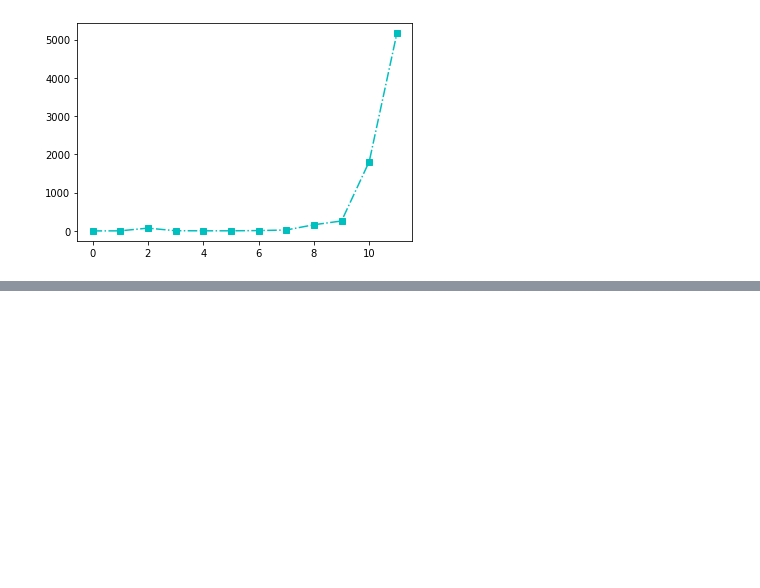
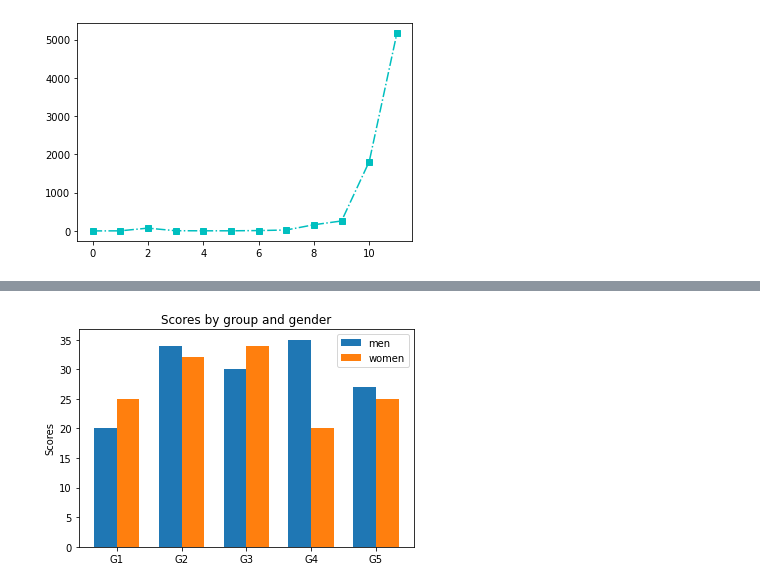
Before and after one commit to moneypitak/DWDM21, a Jupyter notebook: Data_Visualization.ipynb, the cells around one changed output, grey strips where cells are left out. Cells and saved outputs as stored; diff of their text form; code cells hidden in the pictures; blank space fills up the shorter version.

```diff
--- a/Data_Visualization.ipynb
+++ b/Data_Visualization.ipynb
@@ -157,0 +185,13 @@ plt.plot(range(len(data.iloc[::50,1])),data.iloc[::50,1],'s-.c')
+# %%
+width=0.35
+
+plt.bar(np.array([0,1,2,3,4]) - width/2,men_means,width=width,label = 'men')
+plt.bar(np.array([0,1,2,3,4]) + width/2,women_means,width=width,label = 'women')
+
+
+plt.ylabel('Scores')
+plt.title('Scores by group and gender')
+plt.xticks([0,1,2,3,4],labels)
+plt.legend();
+# %% [output]
+[figure, added]
```
Also changed, not shown: parts of 10 cells of this notebook.
